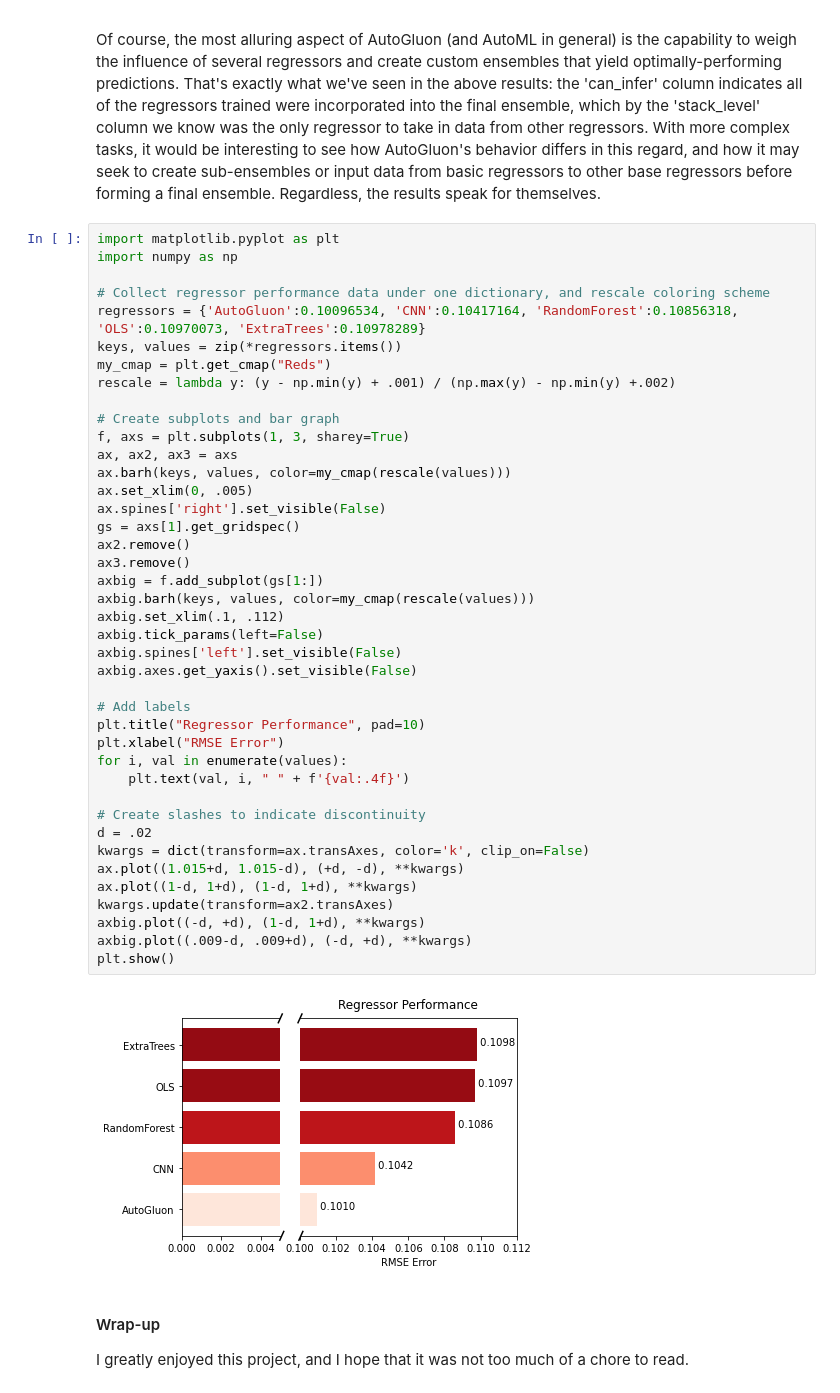
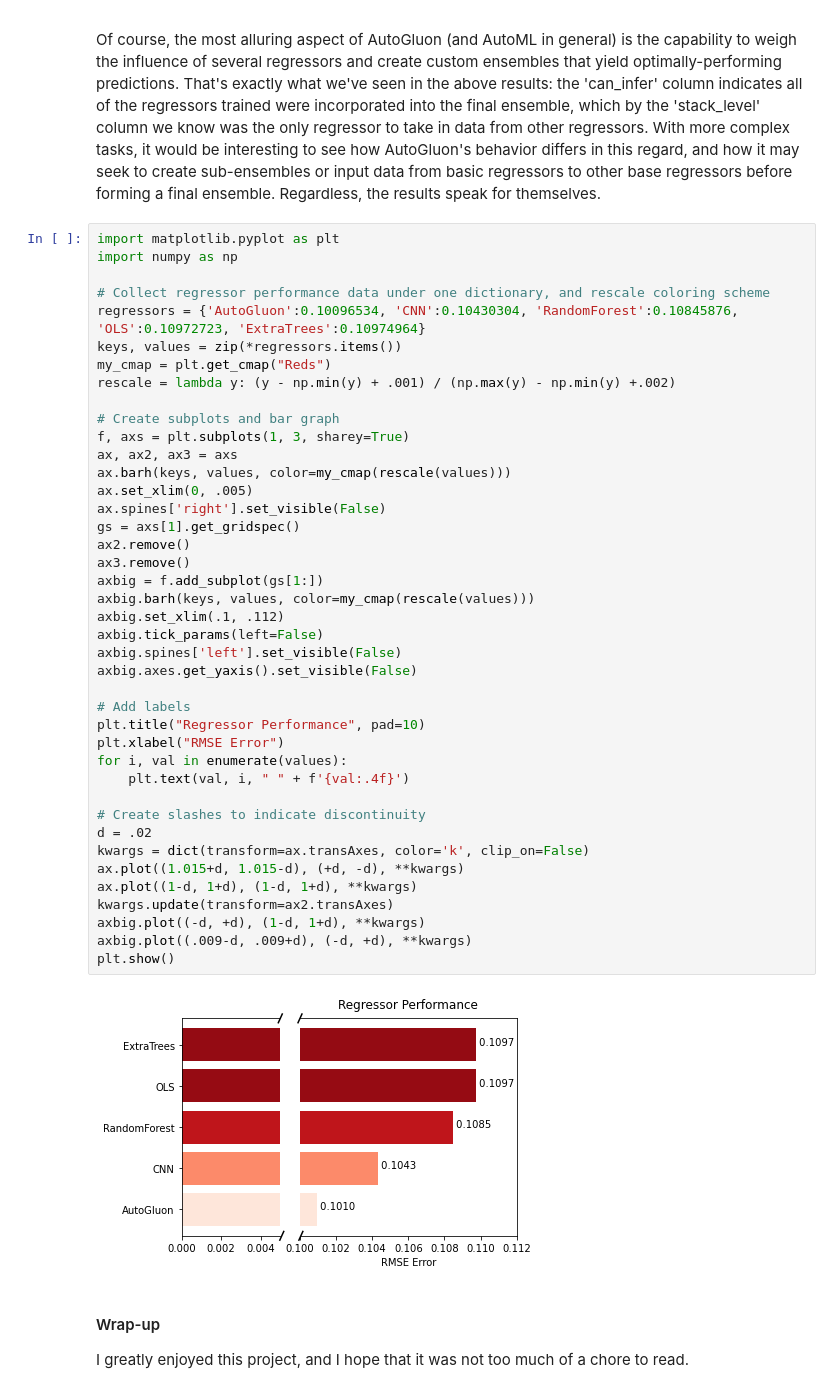
Before and after one commit to jwarlick/AutoGluon-Exploration-Spotify, a Jupyter notebook: AutoGluon_Exploration_Spotify_v1-5.ipynb, the cells around one changed output. Cells and saved outputs as stored; diff of their text form.

```diff
--- a/AutoGluon_Exploration_Spotify_v1-5.ipynb
+++ b/AutoGluon_Exploration_Spotify_v1-5.ipynb
@@ -534,7 +534,7 @@ import matplotlib.pyplot as plt
 import numpy as np
 
 # Collect regressor performance data under one dictionary, and rescale coloring scheme
-regressors = {'AutoGluon':0.10096534, 'CNN':0.10417164, 'RandomForest':0.10856318, 'OLS':0.10970073, 'ExtraTrees':0.10978289}
+regressors = {'AutoGluon':0.10096534, 'CNN':0.10430304, 'RandomForest':0.10845876, 'OLS':0.10972723, 'ExtraTrees':0.10974964}
 keys, values = zip(*regressors.items())
 my_cmap = plt.get_cmap("Reds")
 rescale = lambda y: (y - np.min(y) + .001) / (np.max(y) - np.min(y) +.002)
@@ -544,34 +544,34 @@ f, axs = plt.subplots(1, 3, sharey=True)
 ax, ax2, ax3 = axs
 ax.barh(keys, values, color=my_cmap(rescale(values)))
 ax.set_xlim(0, .005)
 ax.spines['right'].set_visible(False)
 gs = axs[1].get_gridspec()
 ax2.remove()
 ax3.remove()
 axbig = f.add_subplot(gs[1:])
 axbig.barh(keys, values, color=my_cmap(rescale(values)))
 axbig.set_xlim(.1, .112)
 axbig.tick_params(left=False)
 axbig.spines['left'].set_visible(False)
 axbig.axes.get_yaxis().set_visible(False)
 
 # Add labels
 plt.title("Regressor Performance", pad=10)
 plt.xlabel("RMSE Error")
 for i, val in enumerate(values):
     plt.text(val, i, " " + f'{val:.4f}')
 
 # Create slashes to indicate discontinuity
 d = .02
 kwargs = dict(transform=ax.transAxes, color='k', clip_on=False)
 ax.plot((1.015+d, 1.015-d), (+d, -d), **kwargs)
 ax.plot((1-d, 1+d), (1-d, 1+d), **kwargs)
 kwargs.update(transform=ax2.transAxes)
 axbig.plot((-d, +d), (1-d, 1+d), **kwargs)
 axbig.plot((.009-d, .009+d), (-d, +d), **kwargs)
 plt.show()
 # %% [output]
-[figure, old version]
+[figure, new version]
 # %% [markdown]
 #### Wrap-up
 
```
